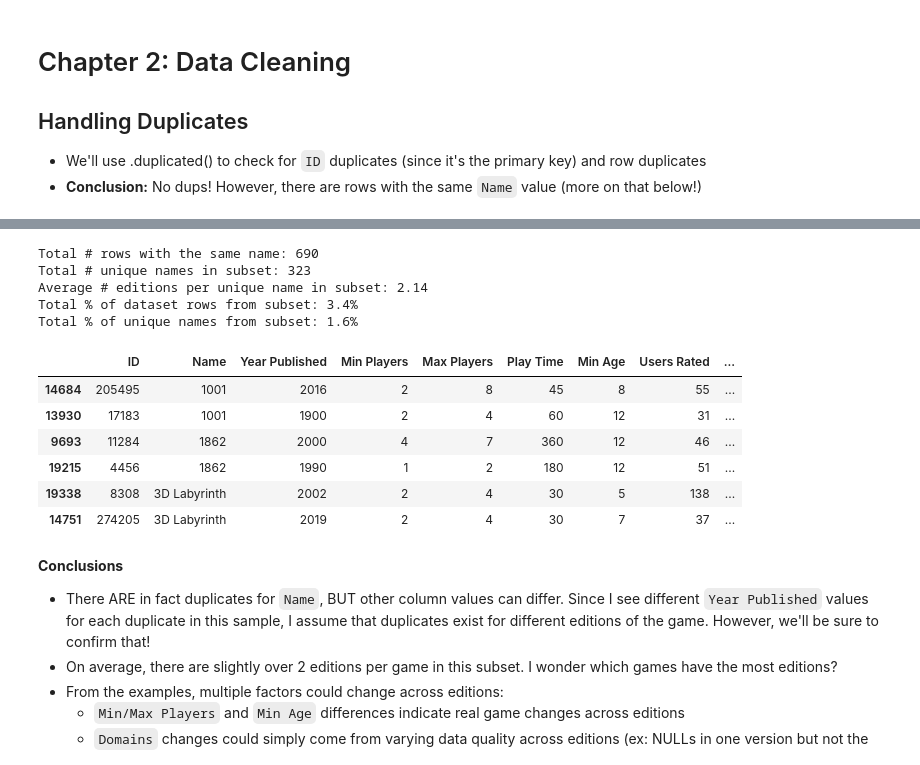
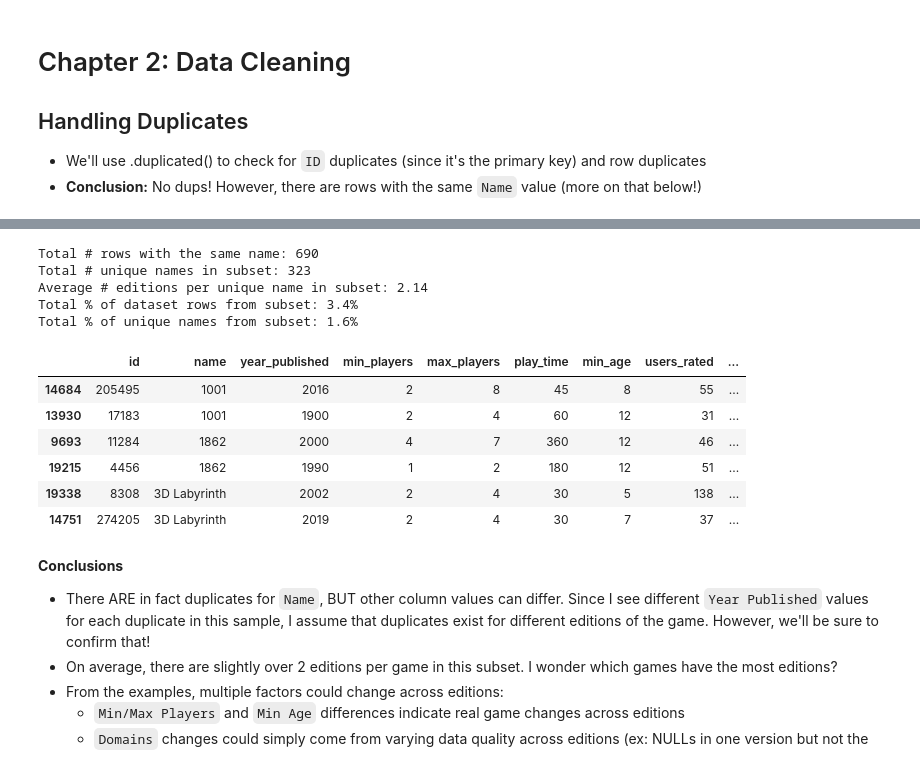
Before and after one commit to hayworthanalytics/board-game-insights, a Jupyter notebook: notebooks/01_exploration.ipynb, the cells around one changed output, grey strips where cells are left out. Cells and saved outputs as stored; diff of their text form; code cells hidden in the pictures.

```diff
--- a/notebooks/01_exploration.ipynb
+++ b/notebooks/01_exploration.ipynb
@@ -115,7 +118,7 @@ custom_dtypes = {
 
 # Ingest data
 df = pd.read_csv(
-    PATH / FILE_PATH,     # Remember when we established these constants up front?
+    DATA_PATH,     # We set up these constants earlier, so why not use em?
     sep=";",              # Tells pandas to look for semicolons as the dataset separator
     decimal=",",          # Fixes the '8,5' vs '8.5' issue automatically
     engine="pyarrow",     # Uses the fast arrow engine for reading
@@ -127,5 +130,10 @@ df = pd.read_csv(
     dtype_backend="numpy_nullable"
 )
 
+# While we're here, I noticed that the column names, by default, are more fit for displaying than for developing with.
+# Let's format them all in snake case. This will give me more coding options, where spaces and upper case letters can cause problems.
+# The code below strips white space, makes everything lowercase, and replaces spaces with underscores
+df.columns = df.columns.str.strip().str.lower().str.replace(' ', '_')
+
 df.head()
 # %% [output]
@@ -159,0 +171,5 @@ memory usage: 2.4 MB
+# %%
+# Create new column for variance between users rated and owned
+df['user_gap'] = df['owned_users'] - df['users_rated']
+
+df.describe().style.format("{:,.1f}")
@@ -159,0 +279,2 @@ memory usage: 2.4 MB
+# %%
+df['min_age'] = df['min_age'].replace(0, pd.NA)
@@ -159,0 +342,4 @@ memory usage: 2.4 MB
+# %%
+# replace the `Min Age` value for Eiyo with the corrected value
+df.loc[df["name"] == "Eiyo", "min_age"] = 14
+df[(df['name'] == "Eiyo")]
@@ -189,23 +416,23 @@ df[df.duplicated(subset=['ID'])] # All are NULL! We will likely remove these nex
 | 20040 | <NA> | Hidden Conflict | 2005 | 2 | 6 | 30 | 10 | 128 | ... |
 # %%
 # Check for game names. I wonder if some names may be shared across different versions.
-df_shared_names = df[df.duplicated(subset=['Name'], keep=False)].sort_values(by='Name')
+df_shared_names = df[df.duplicated(subset=['name'], keep=False)].sort_values(by='name')
 
 # Let's see some summary stats
 print(f"Total # rows with the same name: {len(df_shared_names)}")
-print(f"Total # unique names in subset: {df_shared_names['Name'].nunique()}")
-print(f"Average # editions per unique name in subset: {len(df_shared_names) / df_shared_names['Name'].nunique():.2f}")
+print(f"Total # unique names in subset: {df_shared_names['name'].nunique()}")
+print(f"Average # editions per unique name in subset: {len(df_shared_names) / df_shared_names['name'].nunique():.2f}")
 print(f"Total % of dataset rows from subset: {len(df_shared_names)/len(df):.1%}")
-print(f"Total % of unique names from subset: {df_shared_names['Name'].nunique()/df['Name'].nunique():.1%}")
+print(f"Total % of unique names from subset: {df_shared_names['name'].nunique()/df['name'].nunique():.1%}")
 
 df_shared_names.head(6)
 # %% [output]
 Total # rows with the same name: 690
 Total # unique names in subset: 323
 Average # editions per unique name in subset: 2.14
 Total % of dataset rows from subset: 3.4%
 Total % of unique names from subset: 1.6%
-|  | ID | Name | Year Published | Min Players | Max Players | Play Time | Min Age | Users Rated | ... |
+|  | id | name | year_published | min_players | max_players | play_time | min_age | users_rated | ... |
 | 14684 | 205495 | 1001 | 2016 | 2 | 8 | 45 | 8 | 55 | ... |
 | 13930 | 17183 | 1001 | 1900 | 2 | 4 | 60 | 12 | 31 | ... |
 | 9693 | 11284 | 1862 | 2000 | 4 | 7 | 360 | 12 | 46 | ... |
```
Also changed, not shown: parts of 43 cells of this notebook.
